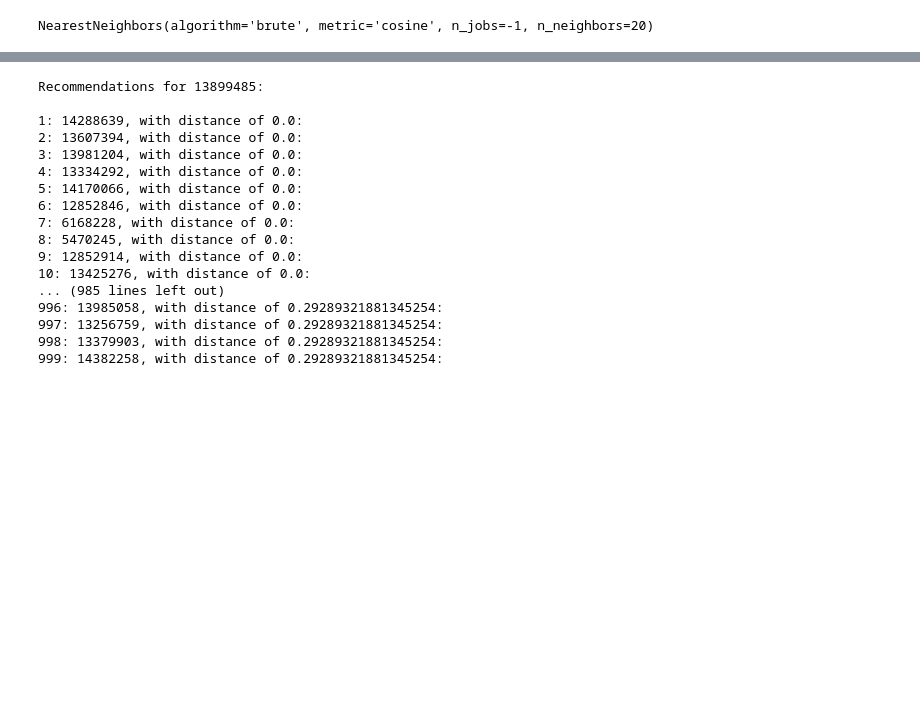
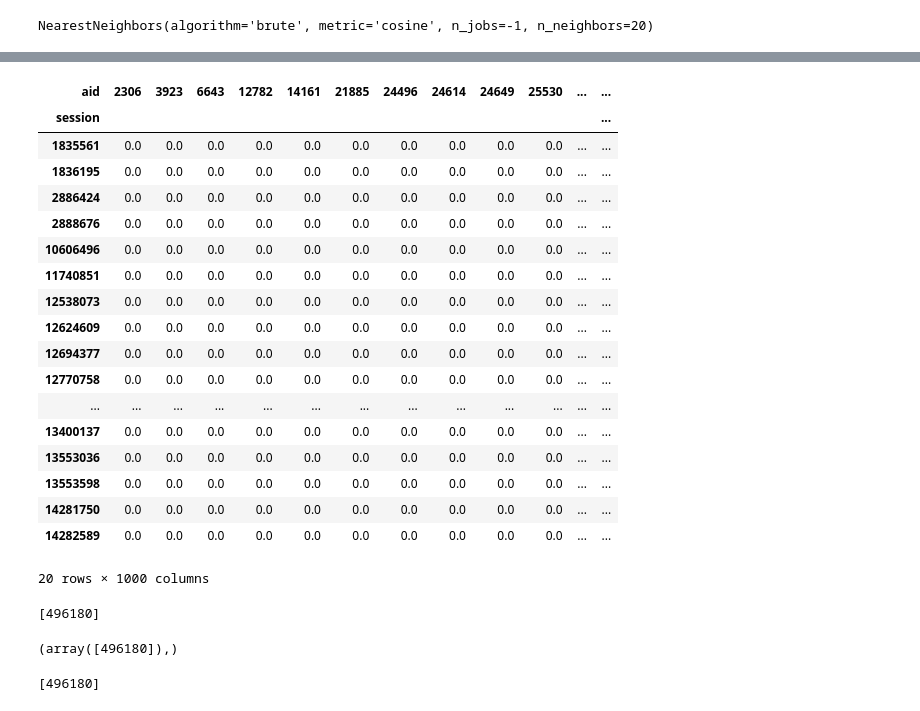
Before and after one commit to monikachudyba/MachineLearningProjects, a Jupyter notebook: E-commerceSessions.ipynb, the cells around one changed output, grey strips where cells are left out. Drawn from its saved outputs; the diff is of its cells as text; code cells hidden in the pictures; blank space fills up the shorter version.

```diff
--- a/E-commerceSessions.ipynb
+++ b/E-commerceSessions.ipynb
@@ -210,24 +244,32 @@ distances_2, indices_2 = model_knn.kneighbors(second_chunk_df.iloc[query_index,:
-# %%
-for i in range(0, len(distances_2.flatten())):
-  if i == 0:
-    print('Recommendations for {0}:\n'.format(second_chunk_df.index[query_index]))
-  else:
-    print('{0}: {1}, with distance of {2}:'.format(i, second_chunk_df.index[indices_2.flatten()[i]], distances_2.flatten()[i]))
-# %% [output]
-Recommendations for 13899485:
-
-1: 14288639, with distance of 0.0:
-2: 13607394, with distance of 0.0:
-3: 13981204, with distance of 0.0:
-4: 13334292, with distance of 0.0:
-5: 14170066, with distance of 0.0:
-6: 12852846, with distance of 0.0:
-7: 6168228, with distance of 0.0:
-8: 5470245, with distance of 0.0:
-9: 12852914, with distance of 0.0:
-10: 13425276, with distance of 0.0:
-... (985 lines left out)
-996: 13985058, with distance of 0.29289321881345254:
-997: 13256759, with distance of 0.29289321881345254:
-998: 13379903, with distance of 0.29289321881345254:
-999: 14382258, with distance of 0.29289321881345254:
+# %%
+A = model_knn.kneighbors_graph(second_chunk_df[second_chunk_df.index == 12432611].values.reshape(1, -1))
+B = A.toarray()
+# %%
+res = second_chunk_df[B[0] != 0]
+res
+# %% [output]
+| aid | 2306 | 3923 | 6643 | 12782 | 14161 | 21885 | 24496 | 24614 | 24649 | 25530 | ... | ... |
+| session |  |  |  |  |  |  |  |  |  |  |  | ... |
+| 1835561 | 0.0 | 0.0 | 0.0 | 0.0 | 0.0 | 0.0 | 0.0 | 0.0 | 0.0 | 0.0 | ... | ... |
+| 1836195 | 0.0 | 0.0 | 0.0 | 0.0 | 0.0 | 0.0 | 0.0 | 0.0 | 0.0 | 0.0 | ... | ... |
+| 2886424 | 0.0 | 0.0 | 0.0 | 0.0 | 0.0 | 0.0 | 0.0 | 0.0 | 0.0 | 0.0 | ... | ... |
+| 2888676 | 0.0 | 0.0 | 0.0 | 0.0 | 0.0 | 0.0 | 0.0 | 0.0 | 0.0 | 0.0 | ... | ... |
+| 10606496 | 0.0 | 0.0 | 0.0 | 0.0 | 0.0 | 0.0 | 0.0 | 0.0 | 0.0 | 0.0 | ... | ... |
+| 11740851 | 0.0 | 0.0 | 0.0 | 0.0 | 0.0 | 0.0 | 0.0 | 0.0 | 0.0 | 0.0 | ... | ... |
+| 12538073 | 0.0 | 0.0 | 0.0 | 0.0 | 0.0 | 0.0 | 0.0 | 0.0 | 0.0 | 0.0 | ... | ... |
+| 12624609 | 0.0 | 0.0 | 0.0 | 0.0 | 0.0 | 0.0 | 0.0 | 0.0 | 0.0 | 0.0 | ... | ... |
+| 12694377 | 0.0 | 0.0 | 0.0 | 0.0 | 0.0 | 0.0 | 0.0 | 0.0 | 0.0 | 0.0 | ... | ... |
+| 12770758 | 0.0 | 0.0 | 0.0 | 0.0 | 0.0 | 0.0 | 0.0 | 0.0 | 0.0 | 0.0 | ... | ... |
+| ... | ... | ... | ... | ... | ... | ... | ... | ... | ... | ... | ... | ... |
+| 13400137 | 0.0 | 0.0 | 0.0 | 0.0 | 0.0 | 0.0 | 0.0 | 0.0 | 0.0 | 0.0 | ... | ... |
+| 13553036 | 0.0 | 0.0 | 0.0 | 0.0 | 0.0 | 0.0 | 0.0 | 0.0 | 0.0 | 0.0 | ... | ... |
+| 13553598 | 0.0 | 0.0 | 0.0 | 0.0 | 0.0 | 0.0 | 0.0 | 0.0 | 0.0 | 0.0 | ... | ... |
+| 14281750 | 0.0 | 0.0 | 0.0 | 0.0 | 0.0 | 0.0 | 0.0 | 0.0 | 0.0 | 0.0 | ... | ... |
+| 14282589 | 0.0 | 0.0 | 0.0 | 0.0 | 0.0 | 0.0 | 0.0 | 0.0 | 0.0 | 0.0 | ... | ... |
+20 rows × 1000 columns
+# %%
+m2 = (res != 0).any()
+products = m2.index[m2].tolist()
+products
+# %% [output]
+[496180]
@@ -233,0 +279,10 @@ Recommendations for 13899485:
+# %%
+np.where(recommend>0)
+# %% [output]
+(array([496180]),)
+# %%
+m1 = (second_chunk_df[second_chunk_df.index == 12432611] != 0).any()
+used_products = m1.index[m1].tolist()
+used_products
+# %% [output]
+[496180]
```
Also changed, not shown: parts of 6 cells of this notebook.
